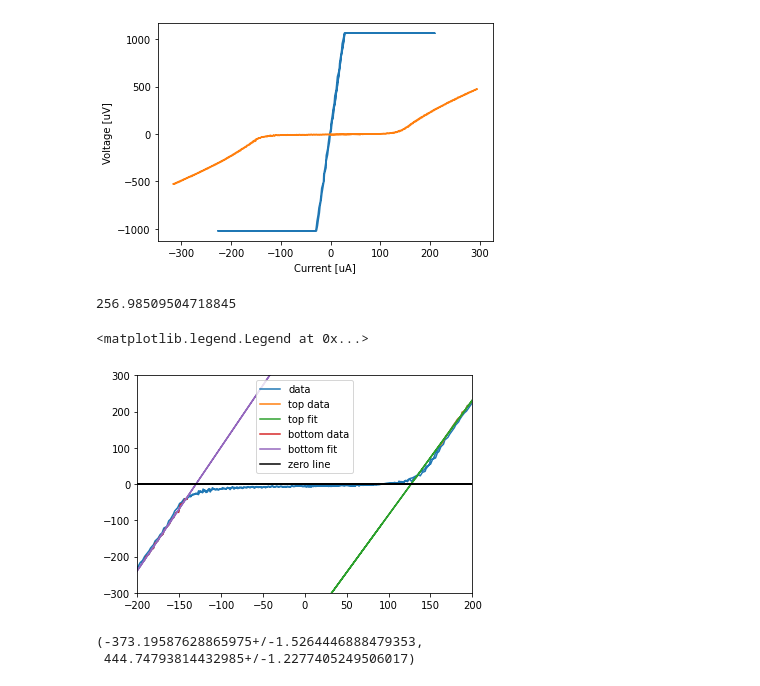
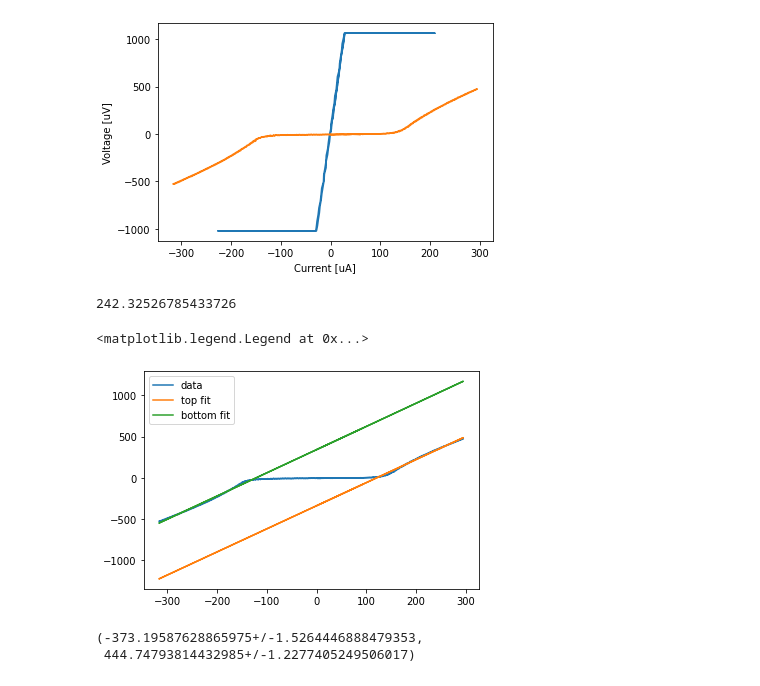
Before and after one commit to emhl/FP1, a Jupyter notebook: SQUID.ipynb, the cells around one changed output. Drawn from its saved outputs; the diff is of its cells as text; code cells hidden in the pictures.

```diff
--- a/SQUID.ipynb
+++ b/SQUID.ipynb
@@ -74,30 +74,27 @@ plt.ylabel('Voltage [uV]')
 Text(0, 0.5, 'Voltage [uV]')
 [figure]
 # %%
+mi,ma = 60, 165
 x,y = liquid_nitrogen['0_x'], liquid_nitrogen['0_y']
 plt.plot(x, y ,label='data')
 
-mi,ma = 145, 165
-plt.plot(x[mi:ma], y[mi:ma] ,label='top data')
+# plt.plot(x[mi:ma], y[mi:ma] ,label='top data')
 c, cov = curve_fit(lambda x, a, b: a*x + b, x[mi:ma], y[mi:ma])
 x0= -c[1]/c[0]
 
 plt.plot(x, c[0]*x + c[1], label='top fit')
 
-mi,ma = 390, 410
-plt.plot(x[mi:ma], y[mi:ma] ,label='bottom data')
+mi,ma = 280, 410
+# plt.plot(x[mi:ma], y[mi:ma] ,label='bottom data')
 c, cov = curve_fit(lambda x, a, b: a*x + b, x[mi:ma], y[mi:ma])
 plt.plot(x, c[0]*x + c[1], label='bottom fit')
 print(x0 + c[1]/c[0])
-plt.xlim(-200, 200)
-plt.ylim(-300, 300)
-plt.plot(x, np.zeros(len(x)),c='k', label='zero line')
 
 plt.legend()
 # %% [output]
-256.98509504718845
+242.32526785433726
 <matplotlib.legend.Legend at 0x...>
-[figure, old version]
+[figure, new version]
 # %%
 calibr_temp = [21.2+273.15, 77.15]
 calibr_volts = [403*1e-3, 985*1e-3]
```
Also changed, not shown: parts of 1 cell of this notebook.
